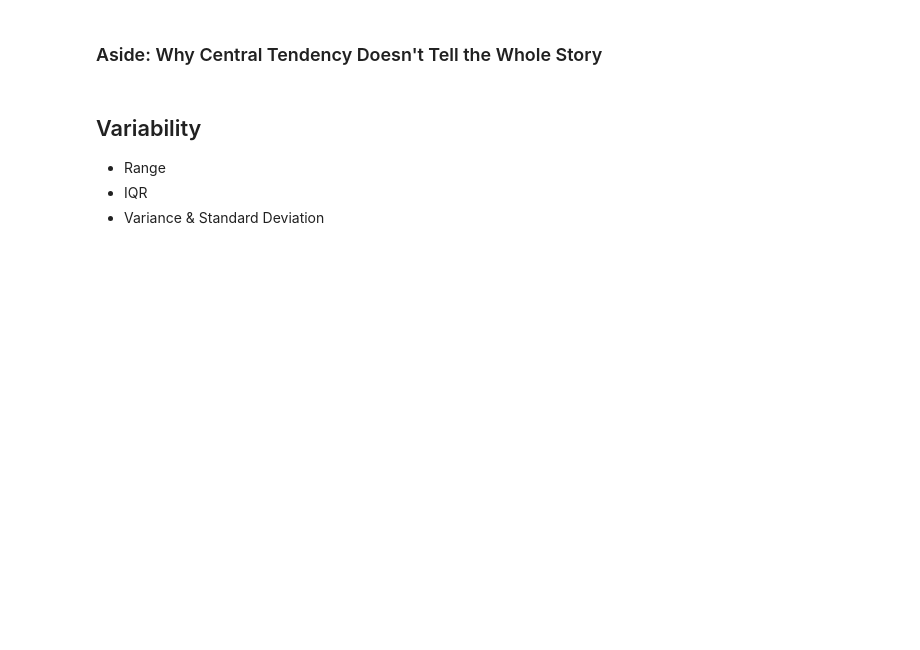
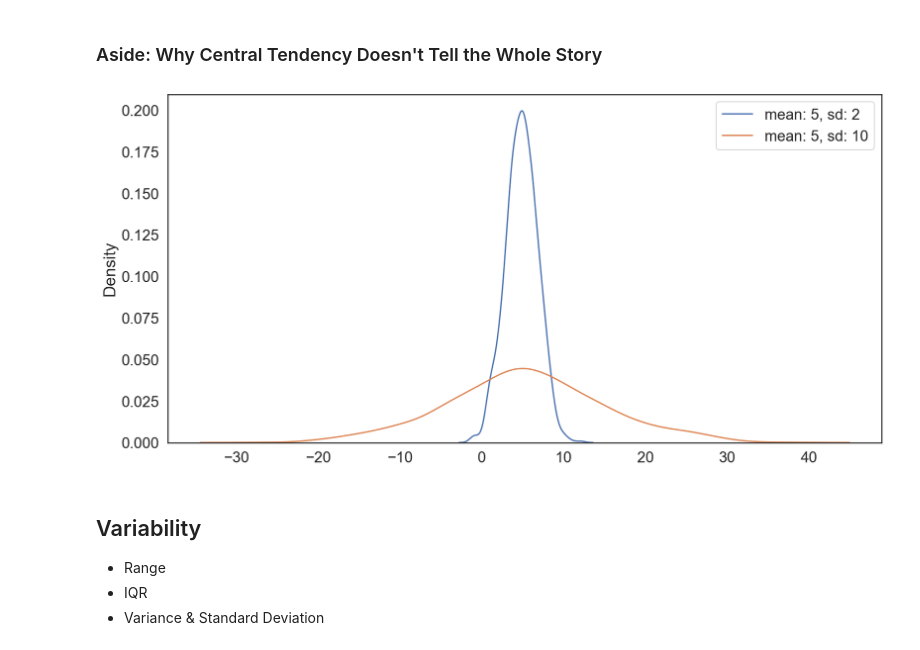
Before and after one commit to COGS108/Lectures-Ellis, a Jupyter notebook: 05_eda/05_10_EDA.ipynb, the cells around one changed output. Drawn from its saved outputs; the diff is of its cells as text; code cells hidden in the pictures; blank space fills up the shorter version.

```diff
--- a/05_eda/05_10_EDA.ipynb
+++ b/05_eda/05_10_EDA.ipynb
@@ -543,9 +659,11 @@ dist_1 = np.random.normal(5, 2, 1000)
 dist_2 = np.random.normal(5, 10, 1000)
 # %%
 # plot distributions side by side
-sns.kdeplot(dist_1, label="mean: 5, sd: 2")
-sns.kdeplot(dist_2, label="mean: 5, sd: 10")
+sns.kdeplot(data=dist_1, label="mean: 5, sd: 2")
+sns.kdeplot(data=dist_2, label="mean: 5, sd: 10")
 plt.legend();
+# %% [output]
+[figure, added]
 # %% [markdown]
 ## Variability
 
```
Also changed, not shown: parts of 32 cells of this notebook.
